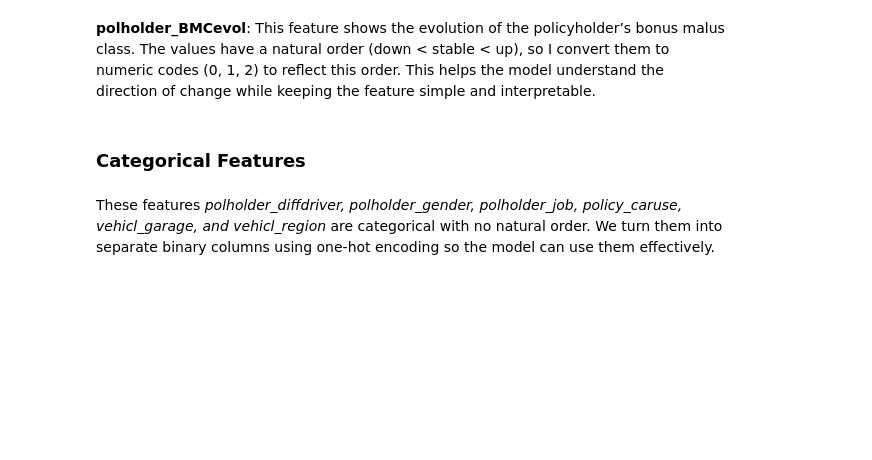
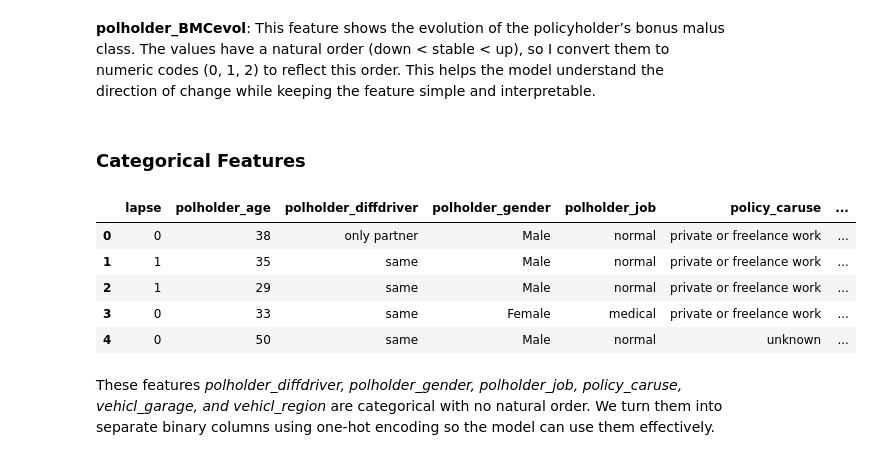
Before and after one commit to Iam-Mak/vehicle-policy-lapse-prediction, a Jupyter notebook: notebook/2_Model_Training.ipynb, the cells around one changed output. Cells and saved outputs as stored; diff of their text form; code cells hidden in the pictures; blank space fills up the shorter version.

```diff
--- a/notebook/2_Model_Training.ipynb
+++ b/notebook/2_Model_Training.ipynb
@@ -12,7 +16,7 @@ from sklearn.compose import ColumnTransformer
 # %%
 from pathlib import Path
 base_dir = Path.cwd().parent
-data_path = base_dir / "data" / "raw"/ "eudirectlapse.csv"
+data_path = base_dir / "data" / "eudirectlapse.csv"
 
 eudirectlapse_data= pd.read_csv(data_path)
 # %%
@@ -135,10 +144,34 @@ data['polholder_BMCevol_ord'] = data['polholder_BMCevol'].map(bmc_map)
 # %% [markdown]
 **polholder_BMCevol**: This feature shows the evolution of the policyholder’s bonus malus class. The values have a natural order (down < stable < up), so I convert them to numeric codes (0, 1, 2) to reflect this order. This helps the model understand the direction of change while keeping the feature simple and interpretable.
 # %%
-ordinal_cols = ['policy_nbcontract_grp', 'prem_freqperyear_ord', 'vehicl_powerkw_ord', 'polholder_BMCevol_ord' ]
+ordinal_columns = [
+                "policy_nbcontract_grp",
+                "prem_freqperyear_ord",
+                "vehicl_powerkw_ord",
+                "polholder_BMCevol_ord",]
 
-cols_to_frop =['prem_last', 'prem_market' , 'prem_pure', 'policy_age', 'prem_final', 'policy_nbcontract', 'prem_freqperyear', 'vehicl_powerkw', 'polholder_BMCevol']
-data = data.drop(cols_to_frop, axis=1)
+cols_to_drop = [
+                "prem_last",
+                "prem_market",
+                "prem_pure",
+                "policy_age",
+                "prem_final",
+                "policy_nbcontract",
+                "prem_freqperyear",
+                "vehicl_powerkw",
+                "polholder_BMCevol",
+            ]
+
+data = data.drop(cols_to_drop, axis=1)
 # %% [markdown]
 ### Categorical Features
+# %%
+data.head()
+# %% [output]
+|  | lapse | polholder_age | polholder_diffdriver | polholder_gender | polholder_job | policy_caruse | ... |
+| 0 | 0 | 38 | only partner | Male | normal | private or freelance work | ... |
+| 1 | 1 | 35 | same | Male | normal | private or freelance work | ... |
+| 2 | 1 | 29 | same | Male | normal | private or freelance work | ... |
+| 3 | 0 | 33 | same | Female | medical | private or freelance work | ... |
+| 4 | 0 | 50 | same | Male | normal | unknown | ... |
 # %%
```
Also changed, not shown: parts of 31 cells of this notebook, 1 other file.
